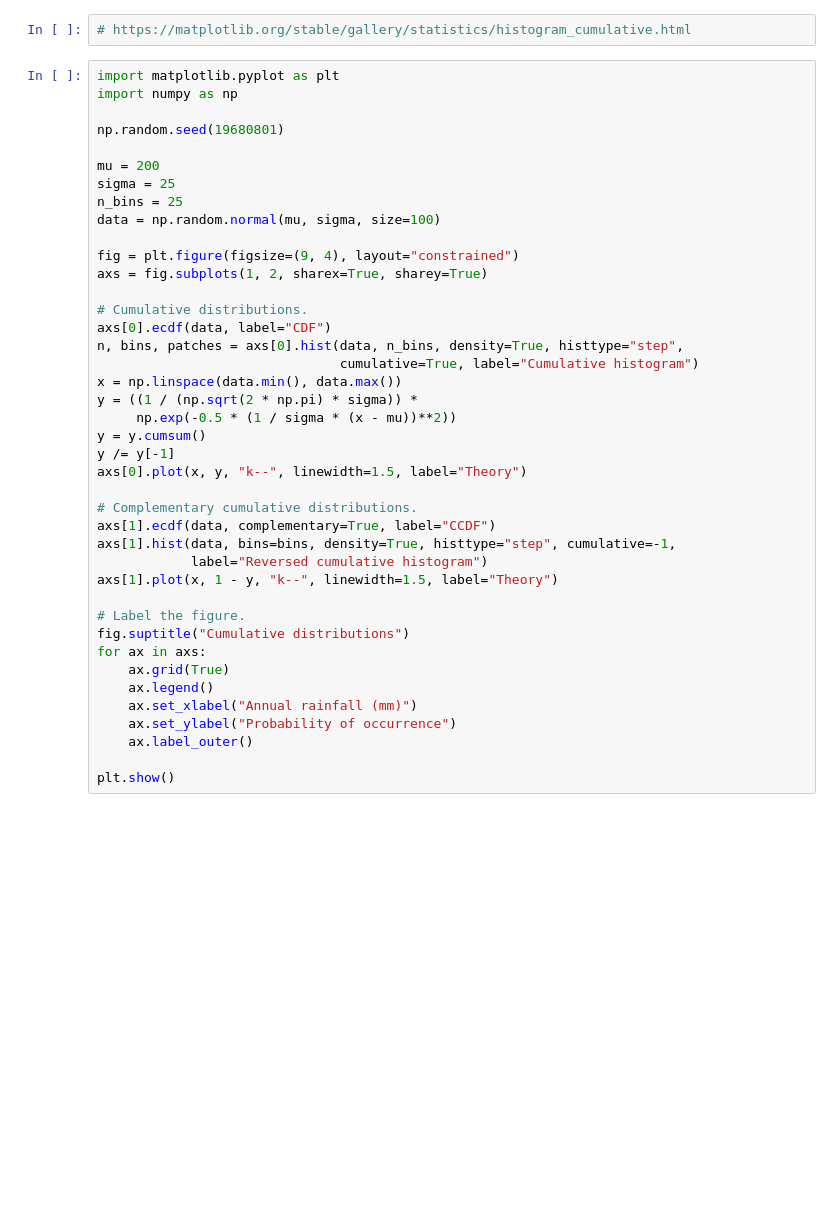
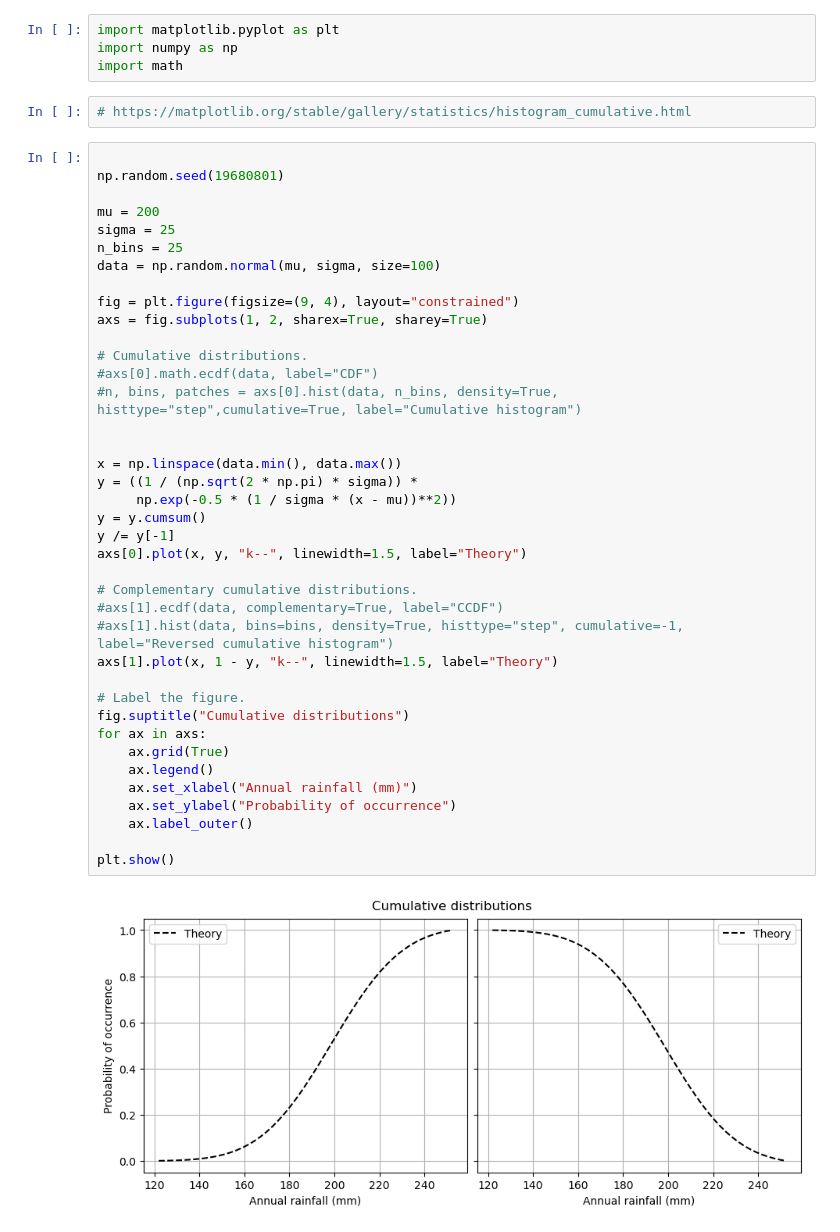
Before and after one commit to VCurry20/MachineLearning_Statistics, a Jupyter notebook: Video Reviews/dump.ipynb, the cells around one changed output. Saved outputs shown, nothing was run; the diff lists cells and outputs as text; blank space fills up the shorter version.

```diff
--- a/Video Reviews/dump.ipynb
+++ b/Video Reviews/dump.ipynb
@@ -1,43 +1,47 @@
+# %%
+import matplotlib.pyplot as plt
+import numpy as np
+import math
 # %%
 # https://matplotlib.org/stable/gallery/statistics/histogram_cumulative.html
 # %%
-import matplotlib.pyplot as plt
-import numpy as np
 
 np.random.seed(19680801)
 
 mu = 200
 sigma = 25
 n_bins = 25
 data = np.random.normal(mu, sigma, size=100)
 
 fig = plt.figure(figsize=(9, 4), layout="constrained")
 axs = fig.subplots(1, 2, sharex=True, sharey=True)
 
 # Cumulative distributions.
-axs[0].ecdf(data, label="CDF")
-n, bins, patches = axs[0].hist(data, n_bins, density=True, histtype="step",
-                               cumulative=True, label="Cumulative histogram")
+#axs[0].math.ecdf(data, label="CDF")
+#n, bins, patches = axs[0].hist(data, n_bins, density=True, histtype="step",cumulative=True, label="Cumulative histogram")
+
+
 x = np.linspace(data.min(), data.max())
 y = ((1 / (np.sqrt(2 * np.pi) * sigma)) *
      np.exp(-0.5 * (1 / sigma * (x - mu))**2))
 y = y.cumsum()
 y /= y[-1]
 axs[0].plot(x, y, "k--", linewidth=1.5, label="Theory")
 
 # Complementary cumulative distributions.
-axs[1].ecdf(data, complementary=True, label="CCDF")
-axs[1].hist(data, bins=bins, density=True, histtype="step", cumulative=-1,
-            label="Reversed cumulative histogram")
+#axs[1].ecdf(data, complementary=True, label="CCDF")
+#axs[1].hist(data, bins=bins, density=True, histtype="step", cumulative=-1, label="Reversed cumulative histogram")
 axs[1].plot(x, 1 - y, "k--", linewidth=1.5, label="Theory")
 
 # Label the figure.
 fig.suptitle("Cumulative distributions")
 for ax in axs:
     ax.grid(True)
     ax.legend()
     ax.set_xlabel("Annual rainfall (mm)")
     ax.set_ylabel("Probability of occurrence")
     ax.label_outer()
 
 plt.show()
+# %% [output]
+[figure, added]
```
Also changed, not shown: parts of 7 cells of this notebook, 1 other file.
